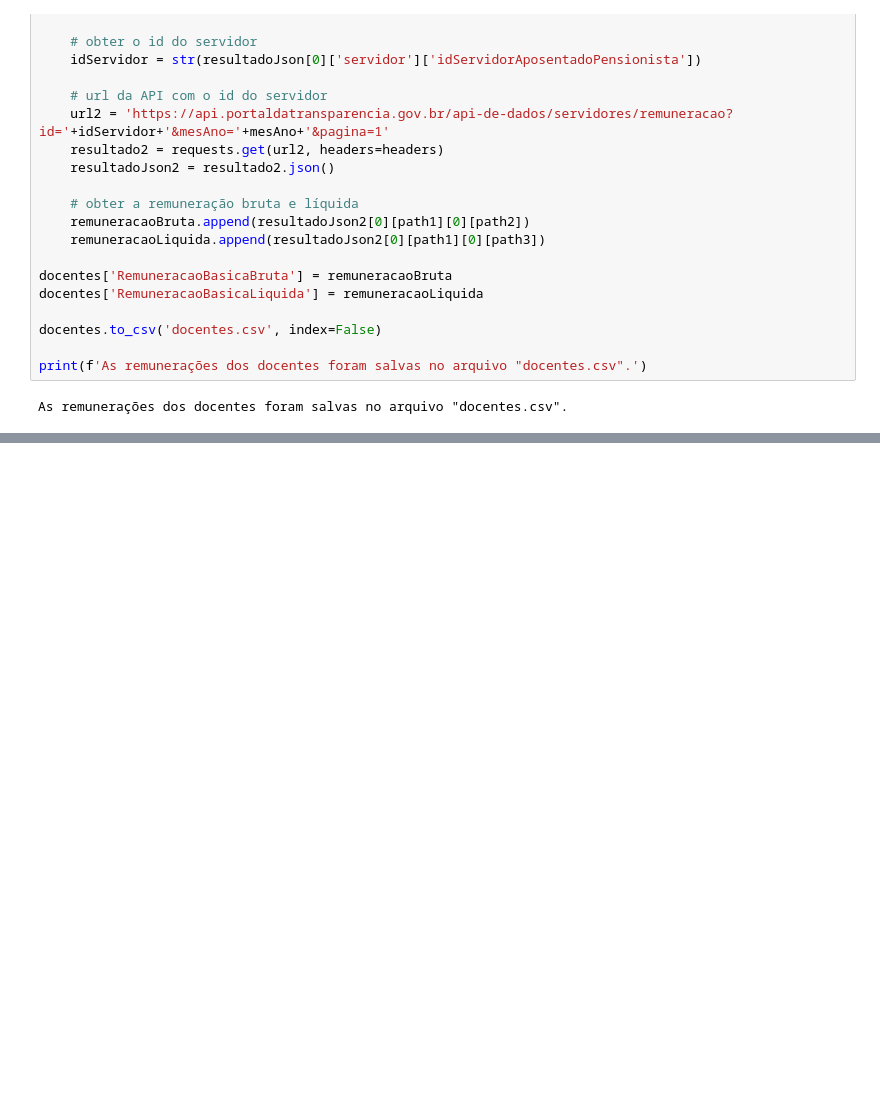
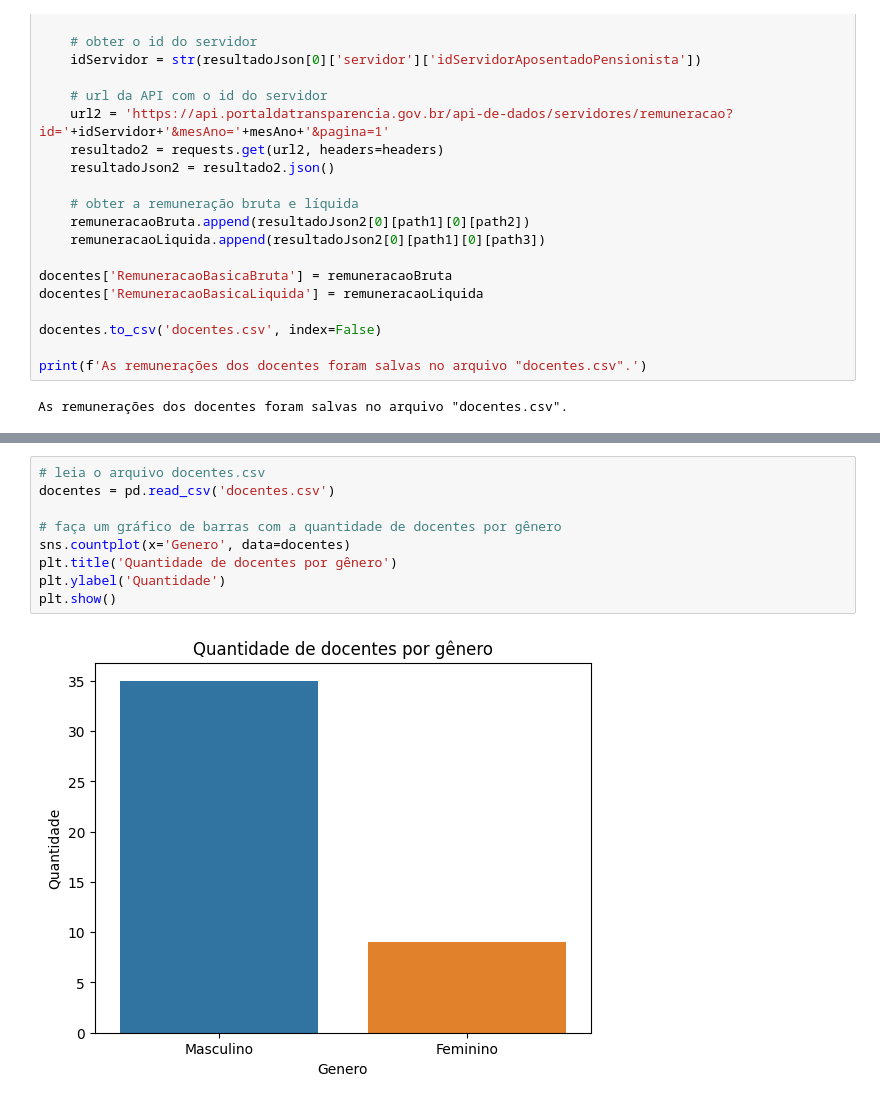
Before and after one commit to LuisLourenco1/Informacoes-Professores, a Jupyter notebook: script.ipynb, the cells around one changed output, grey strips where cells are left out. Drawn from its saved outputs; the diff is of its cells as text; blank space fills up the shorter version.

```diff
--- a/script.ipynb
+++ b/script.ipynb
@@ -335,0 +446,11 @@ As remunerações dos docentes foram salvas no arquivo "docentes.csv".
+# %%
+# leia o arquivo docentes.csv
+docentes = pd.read_csv('docentes.csv')
+
+# faça um gráfico de barras com a quantidade de docentes por gênero
+sns.countplot(x='Genero', data=docentes)
+plt.title('Quantidade de docentes por gênero')
+plt.ylabel('Quantidade')
+plt.show()
+# %% [output]
+[figure, added]
```
Also changed, not shown: parts of 8 cells of this notebook, 2 other files.
